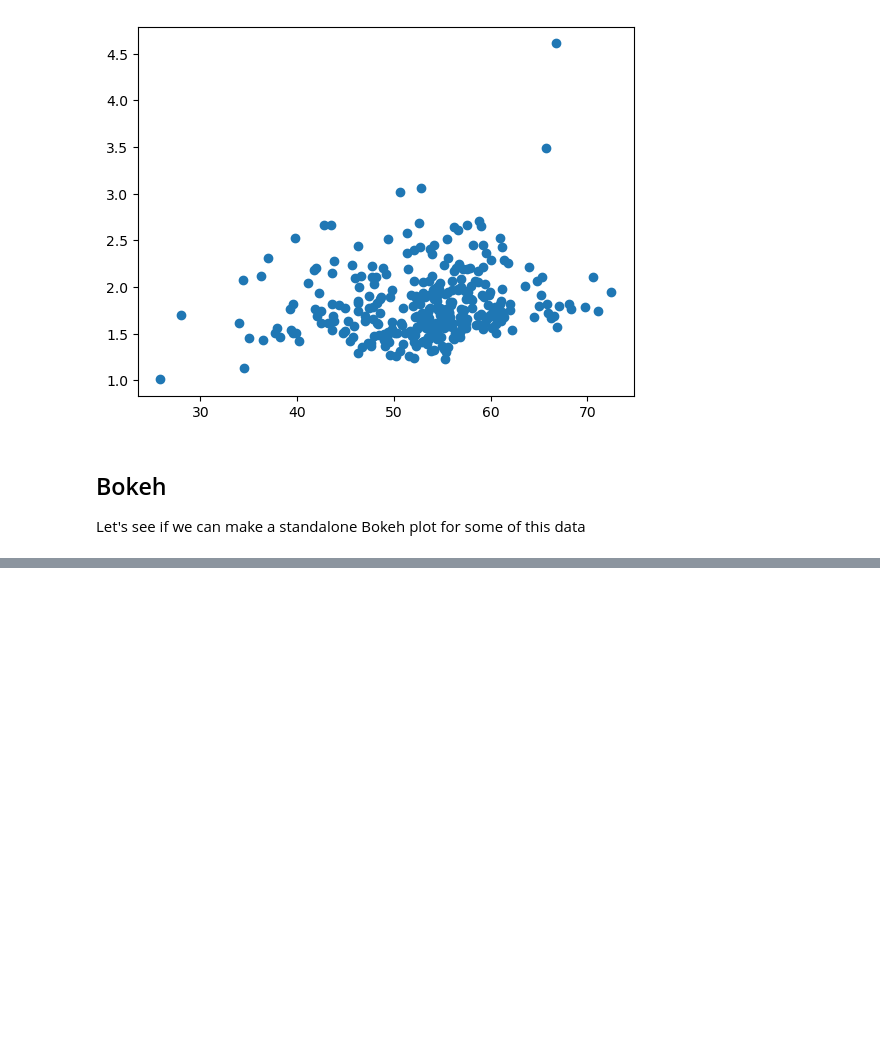
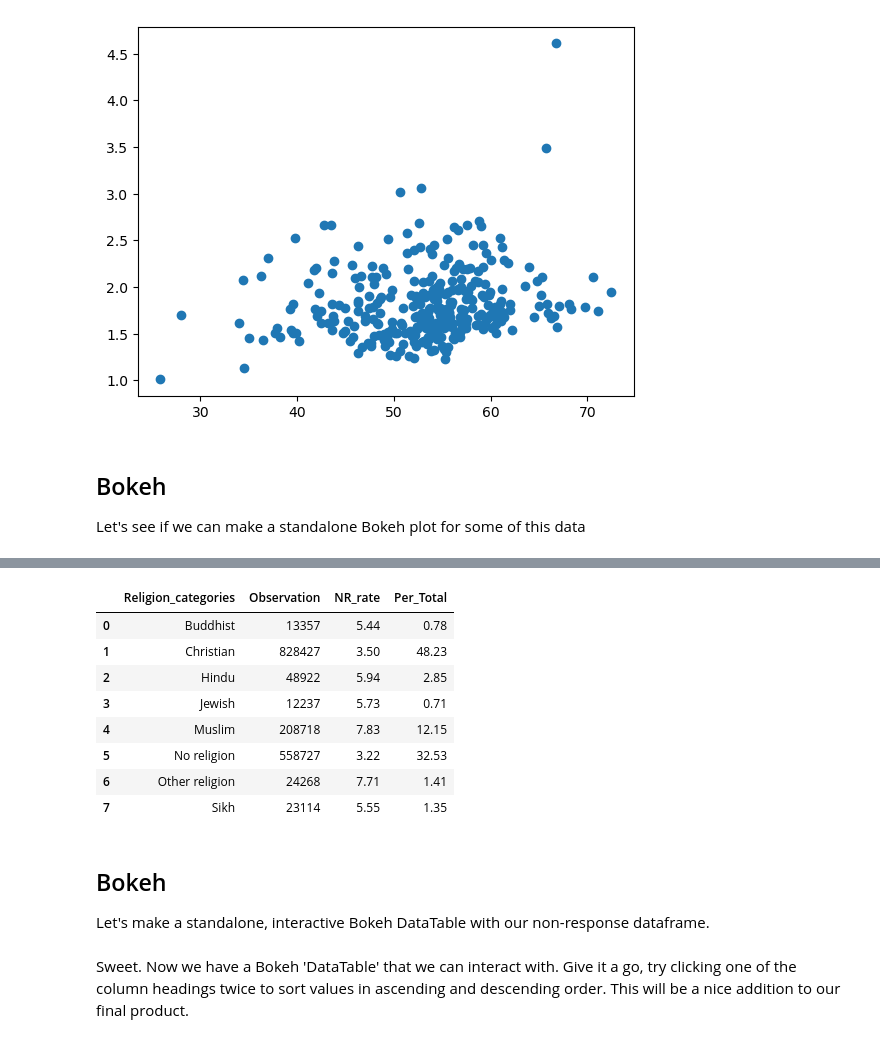
Before and after one commit to UKDataServiceOpen/InteractiveGender, a Jupyter notebook: Python/Religion_2_GI.ipynb, the cells around one changed output, grey strips where cells are left out. Cells and saved outputs as stored; diff of their text form; code cells hidden in the pictures; blank space fills up the shorter version.

```diff
--- a/Python/Religion_2_GI.ipynb
+++ b/Python/Religion_2_GI.ipynb
@@ -236,0 +275,6 @@ nr_tots.sort_values(by = 'Non_Response_Observation', ascending = False)
+# %%
+non_tot = non_ans.groupby('Religion_categories')['Observation'].sum().reset_index()
+# %%
+alph = tot.sort_values(by = 'Religion_categories')
+
+alph
@@ -236,0 +291,20 @@ nr_tots.sort_values(by = 'Non_Response_Observation', ascending = False)
+# %%
+non_tot['NR_rate'] = (non_tot['Observation'] / alph['Observation'] * 100).round(2)
+# %%
+non_tot['Per_Total'] = (non_tot['Observation'] / non_tot['Observation'].sum() * 100).round(2)
+# %%
+non_tot
+# %% [output]
+|  | Religion_categories | Observation | NR_rate | Per_Total |
+| 0 | Buddhist | 13357 | 5.44 | 0.78 |
+| 1 | Christian | 828427 | 3.50 | 48.23 |
+| 2 | Hindu | 48922 | 5.94 | 2.85 |
+| 3 | Jewish | 12237 | 5.73 | 0.71 |
+| 4 | Muslim | 208718 | 7.83 | 12.15 |
+| 5 | No religion | 558727 | 3.22 | 32.53 |
+| 6 | Other religion | 24268 | 7.71 | 1.41 |
+| 7 | Sikh | 23114 | 5.55 | 1.35 |
+# %% [markdown]
+## Bokeh
+
+Let's make a standalone, interactive Bokeh DataTable with our non-response dataframe.
@@ -236,0 +323,2 @@ nr_tots.sort_values(by = 'Non_Response_Observation', ascending = False)
+# %% [markdown]
+Sweet. Now we have a Bokeh 'DataTable' that we can interact with. Give it a go, try clicking one of the column headings twice to sort values in ascending and descending order. This will be a nice addition to our final product.
```
Also changed, not shown: parts of 19 cells of this notebook, 7 other files.
